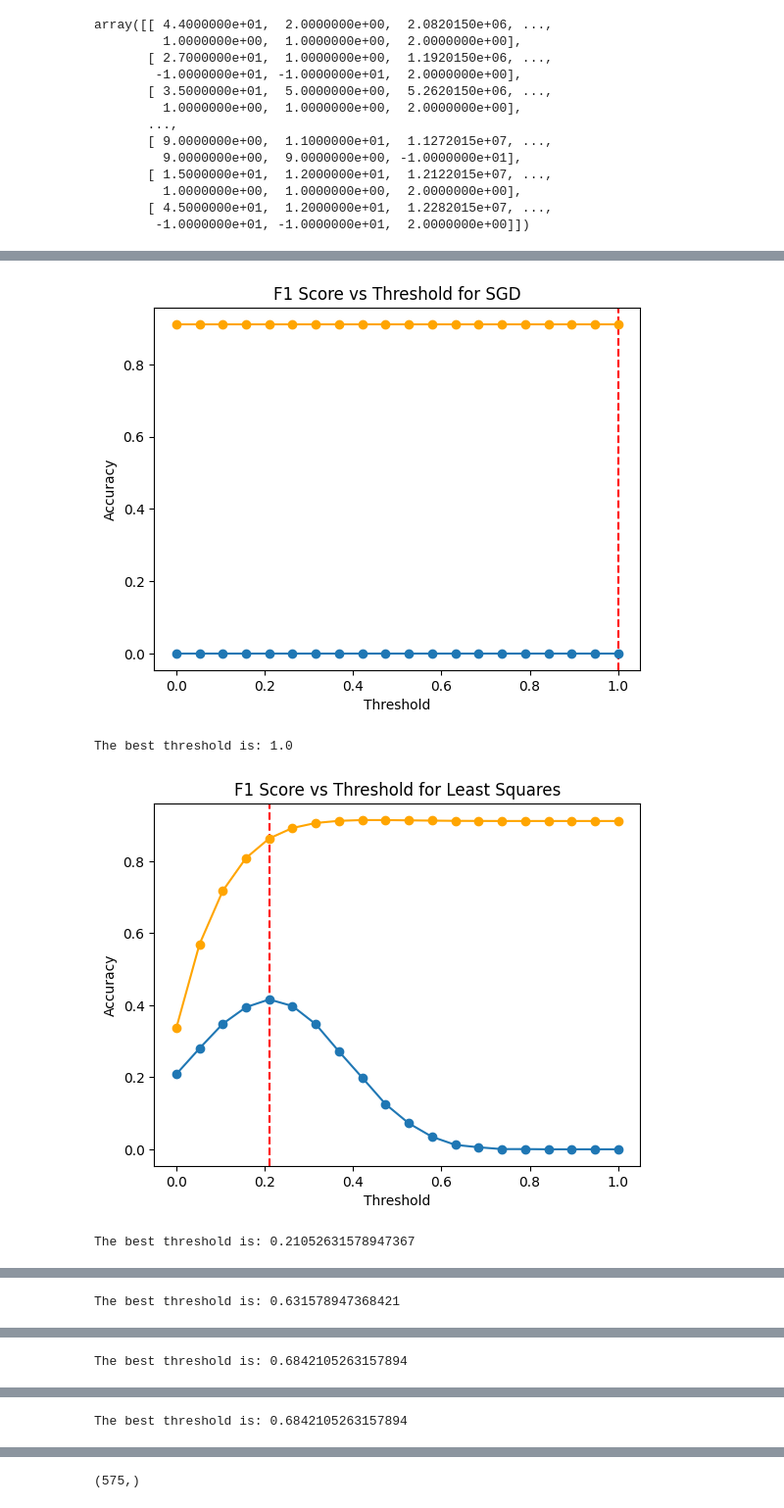
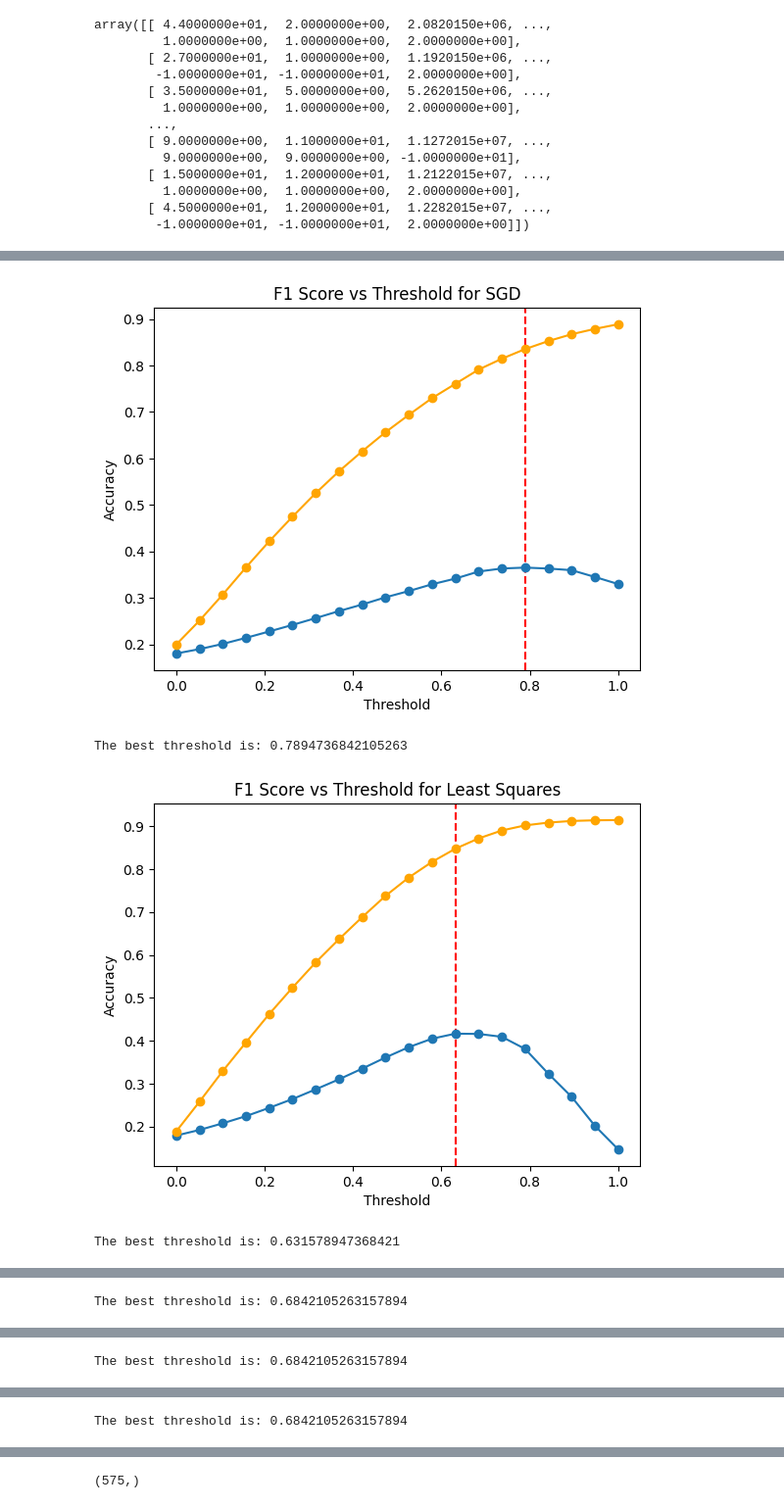
Before and after one commit to mariuslenerd/ML_project1, a Jupyter notebook: project1/project1 copy.ipynb, the cells around one changed output, grey strips where cells are left out. Shown at 98% size. Drawn from its saved outputs; the diff is of its cells as text; code cells hidden in the pictures.

Commit message:
fixed SGD & least sqaures weighted

```diff
--- a/project1/project1 copy.ipynb
+++ b/project1/project1 copy.ipynb
@@ -54,7 +54,7 @@ y_train = np.loadtxt('y_train_preprocessed.csv', delimiter=',')
 # %%
 
 initial_w = np.zeros(x_train.shape[1])
-max_iters = 50
+max_iters = 100
 
 x_test_sample = x_train[-40000:,:]
 y_test_sample = y_train[-40000:]
@@ -65,13 +65,16 @@ y_train_sample = y_train[:-40000]
 w_least_squares, loss_ls = implemented_functions.least_squares(y_train_sample, x_train_sample)
 print(f"Least Squares: Loss = {loss_ls}")
 
+w_weighted_least_squares, loss_weighted_ls = implemented_functions.class_weighted_least_squares(y_train_sample, x_train_sample)
+print(f"Weighted least squares: Loss = {loss_weighted_ls}")
+
 best_mse_coef = 0
 best_mse_loss = np.inf
 best_mse_weights = None
-for gamma in [0.01, 0.1, 0.5, 1]:
+for gamma in [0.01, 0.02, 0.03, 0.04]:
     w_sgd, loss_sgd = implemented_functions.mean_squared_error_sgd(y_train_sample,  x_train_sample, initial_w, max_iters, gamma)
-    if loss_sgd[-1] < best_mse_loss:
-        best_mse_loss = loss_sgd[-1]
+    if loss_sgd < best_mse_loss:
+        best_mse_loss = loss_sgd
         best_mse_coef = gamma
         best_mse_weights = w_sgd
     print(f"Mean Squared Error SGD (gamma={gamma}): Loss = {loss_sgd}")
@@ -182,14 +185,14 @@ def test_thresholds(x_test, y_test, weights, method):
 
 
 print("------Testing with threshold 0.5------")
-test_methods(x_test_sample, y_test_sample, w_sgd, w_least_squares, best_ridge_weights, best_log_weights, best_log_reg_weights, threshold=0.5)
+test_methods(x_test_sample, y_test_sample, w_sgd, w_weighted_least_squares, best_ridge_weights, best_log_weights, best_log_reg_weights, threshold=0.5)
 print("------Testing with threshold 0.3------")
-test_methods(x_test_sample, y_test_sample, w_sgd, w_least_squares, best_ridge_weights, best_log_weights, best_log_reg_weights, threshold=0.3)
+test_methods(x_test_sample, y_test_sample, w_sgd, w_weighted_least_squares, best_ridge_weights, best_log_weights, best_log_reg_weights, threshold=0.3)
 print("------Testing with threshold 0.7------")
-test_methods(x_test_sample, y_test_sample, w_sgd, w_least_squares, best_ridge_weights, best_log_weights, best_log_reg_weights, threshold=0.7)
+test_methods(x_test_sample, y_test_sample, w_sgd, w_weighted_least_squares, best_ridge_weights, best_log_weights, best_log_reg_weights, threshold=0.7)
 
 sgd_best_threshold = test_thresholds(x_test_sample, y_test_sample, w_sgd, "SGD")
-least_squares_best_threshold = test_thresholds(x_test_sample, y_test_sample, w_least_squares, "Least Squares")
+least_squares_best_threshold = test_thresholds(x_test_sample, y_test_sample, w_weighted_least_squares, "Least Squares")
 logistic_best_threshold = test_thresholds(x_test_sample, y_test_sample, best_log_weights, "Logistic")
 logistic_reg_best_threshold = test_thresholds(x_test_sample, y_test_sample, best_log_reg_weights, "Regularized Logistic")
 ridge_best_threshold = test_thresholds(x_test_sample, y_test_sample, best_ridge_weights, "Ridge")
@@ -213,6 +216,6 @@ F1 score Regularized Logistic is 0.38185211103335664
 Accuracy of Regularized Lasso is 91.13%
 F1 score Regularized Lasso is 0.0
-[figure, old version]
+[figure, new version]
-The best threshold is: 1.0
+The best threshold is: 0.7894736842105263
-[figure, old version]
+[figure, new version]
-The best threshold is: 0.21052631578947367
+The best threshold is: 0.631578947368421
@@ -220 +223 @@ The best threshold is: 0.21052631578947367
-The best threshold is: 0.631578947368421
+The best threshold is: 0.6842105263157894
```
Also changed, not shown: parts of 3 cells of this notebook, 1 other file.
